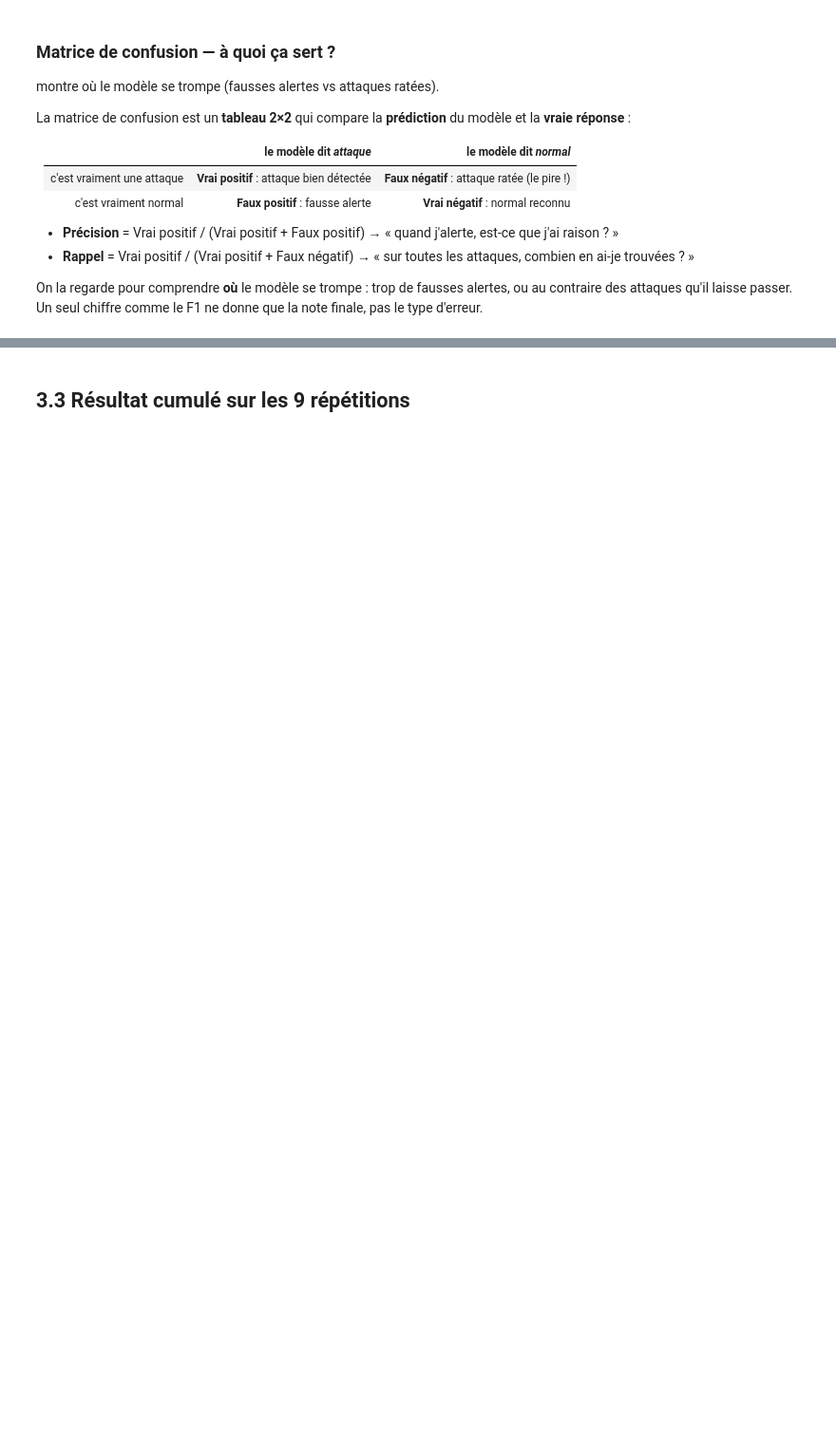
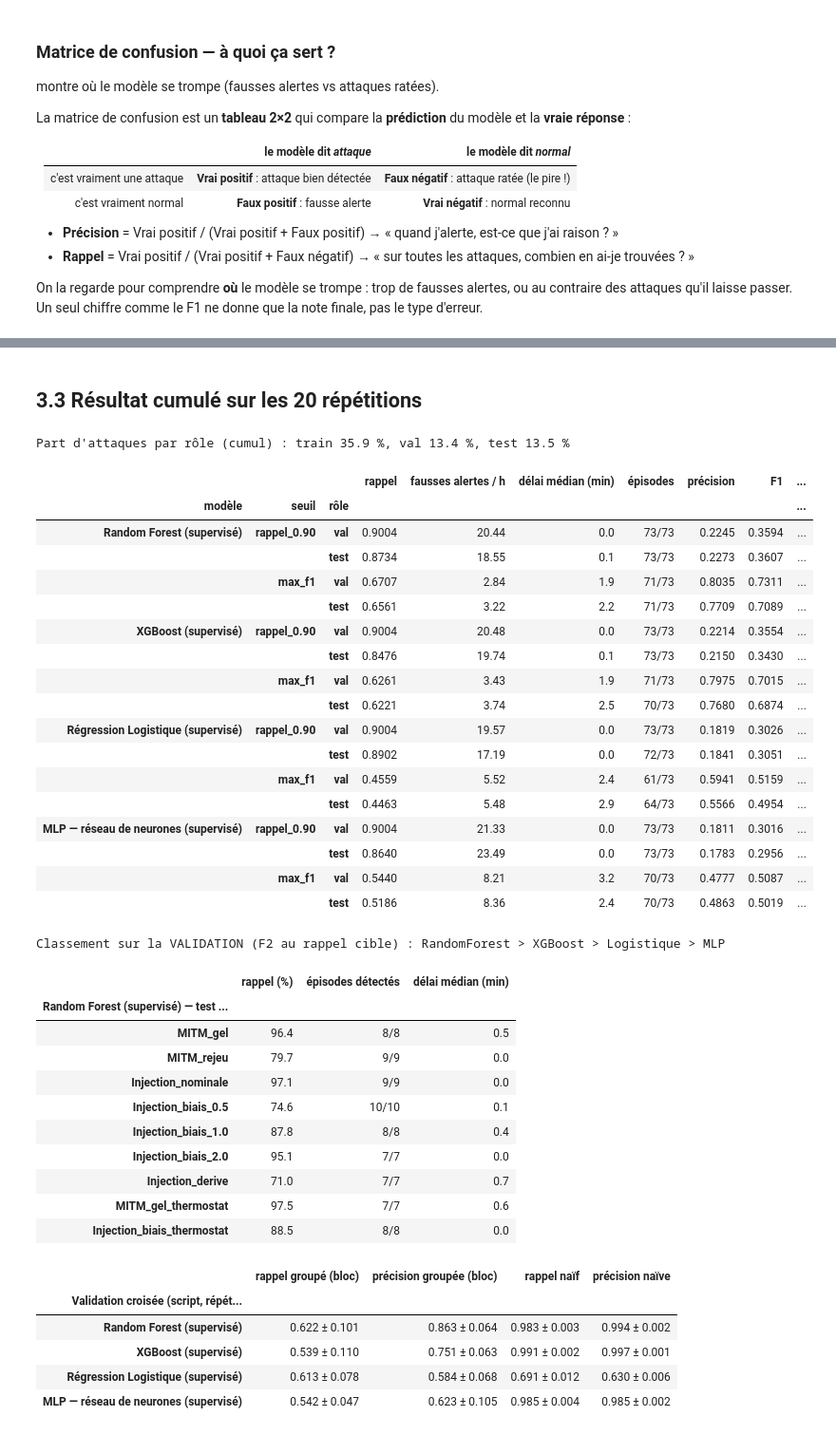
Before and after one commit to meriem135/surveillance-produits-pharmaceutiques, a Jupyter notebook: notebook/transmission/03_modeles.ipynb, the cells around one changed output, grey strips where cells are left out. Shown at 95% size. Cells and saved outputs as stored; diff of their text form; code cells hidden in the pictures; blank space fills up the shorter version.

```diff
--- a/notebook/transmission/03_modeles.ipynb
+++ b/notebook/transmission/03_modeles.ipynb
@@ -365,16 +450,77 @@ et cumule les résultats : **~80 épisodes de test**, répartis sur les 7 scéna
 # %% [markdown]
-## 3.3 Résultat cumulé sur les 9 répétitions
+## 3.3 Résultat cumulé sur les 20 répétitions
 # %%
 fichier = MODEL_DIR / "comparaison_modeles.json"
 if fichier.exists():
-    res = json.load(open(fichier, encoding="utf-8"))["resultats"]
-    cumul = pd.DataFrame({r["nom"]: {"précision": r["precision"], "rappel": r["recall"], "F1": r["f1"],
-                                     "F1 validation": r["val_f1"], "fausses alertes / h": r["fausses_alarmes_evenements_par_heure"],
-                                     "épisodes détectés": f"{r['episodes_detectes']}/{r['episodes']}"}
-                          for r in res.values()}).T.sort_values("F1 validation", ascending=False)
-    display(cumul)
-    par_sc = pd.DataFrame({r["nom"]: {sc: v["rate"] for sc, v in r["per_attack"].items()} for r in res.values()})
-    display(par_sc.rename_axis("% des lignes d'attaque signalées (test cumulé)"))
+    J = json.load(open(fichier, encoding="utf-8"))
+    res, op = J["resultats"], f"rappel_{J['cible_rappel']:.2f}"
+    print("Part d'attaques par rôle (cumul) :",
+          ", ".join(f"{r} {100 * v['part']:.1f} %" for r, v in J["prevalence"].items()))
+    lignes = []
+    for k, r in res.items():
+        for nom_op in (op, "max_f1"):
+            for role in ("val", "test"):
+                m = r["points_fonctionnement"][nom_op][role]
+                lignes.append({"modèle": r["nom"], "seuil": nom_op, "rôle": role, "rappel": m["recall"],
+                               "fausses alertes / h": m["fausses_alarmes_evenements_par_heure"],
+                               "délai médian (min)": m["delai_median_min"],
+                               "épisodes": f"{m['episodes_detectes']}/{m['episodes']}",
+                               "précision": m["precision"], "F1": m["f1"], "F2": m["f2"]})
+    display(pd.DataFrame(lignes).set_index(["modèle", "seuil", "rôle"]))
+    best = J["meilleur_modele"]
+    print("Classement sur la VALIDATION (F2 au rappel cible) :", " > ".join(J["classement_validation"]))
+    t = res[best]["points_fonctionnement"][op]["test"]
+    par_sc = pd.DataFrame({sc: {"rappel (%)": t["per_attack"][sc]["rate"],
+                                "épisodes détectés": f"{t['per_episode'][sc]['detected']}/{t['per_episode'][sc]['n']}",
+                                "délai médian (min)": t["per_episode"][sc]["delai_median_min"]}
+                           for sc in tr.ATTACK_NAMES}).T
+    display(par_sc.rename_axis(f"{res[best]['nom']} — test cumulé, rappel cible {J['cible_rappel']:.2f}"))
+    if J.get("validation_croisee"):
+        cvj = J["validation_croisee"]["methodes"]
+        display(pd.DataFrame({res[k]["nom"]: {
+            "rappel groupé (bloc)": f"{cvj['groupes_blocs']['modeles'][k]['recall']['mean']:.3f} ± {cvj['groupes_blocs']['modeles'][k]['recall']['std']:.3f}",
+            "précision groupée (bloc)": f"{cvj['groupes_blocs']['modeles'][k]['precision']['mean']:.3f} ± {cvj['groupes_blocs']['modeles'][k]['precision']['std']:.3f}",
+            "rappel naïf": f"{cvj['naif']['modeles'][k]['recall']['mean']:.3f} ± {cvj['naif']['modeles'][k]['recall']['std']:.3f}",
+            "précision naïve": f"{cvj['naif']['modeles'][k]['precision']['mean']:.3f} ± {cvj['naif']['modeles'][k]['precision']['std']:.3f}"}
+            for k in res}).T.rename_axis("Validation croisée (script, répétition 0)"))
 else:
     print("Lancer d'abord :  cd backend && .venv/bin/python scripts/transmission_models.py")
+# %% [output]
+Part d'attaques par rôle (cumul) : train 35.9 %, val 13.4 %, test 13.5 %
+|  |  |  | rappel | fausses alertes / h | délai médian (min) | épisodes | précision | F1 | ... |
+| modèle | seuil | rôle |  |  |  |  |  |  | ... |
+| Random Forest (supervisé) | rappel_0.90 | val | 0.9004 | 20.44 | 0.0 | 73/73 | 0.2245 | 0.3594 | ... |
+|  |  | test | 0.8734 | 18.55 | 0.1 | 73/73 | 0.2273 | 0.3607 | ... |
+|  | max_f1 | val | 0.6707 | 2.84 | 1.9 | 71/73 | 0.8035 | 0.7311 | ... |
+|  |  | test | 0.6561 | 3.22 | 2.2 | 71/73 | 0.7709 | 0.7089 | ... |
+| XGBoost (supervisé) | rappel_0.90 | val | 0.9004 | 20.48 | 0.0 | 73/73 | 0.2214 | 0.3554 | ... |
+|  |  | test | 0.8476 | 19.74 | 0.1 | 73/73 | 0.2150 | 0.3430 | ... |
+|  | max_f1 | val | 0.6261 | 3.43 | 1.9 | 71/73 | 0.7975 | 0.7015 | ... |
+|  |  | test | 0.6221 | 3.74 | 2.5 | 70/73 | 0.7680 | 0.6874 | ... |
+| Régression Logistique (supervisé) | rappel_0.90 | val | 0.9004 | 19.57 | 0.0 | 73/73 | 0.1819 | 0.3026 | ... |
+|  |  | test | 0.8902 | 17.19 | 0.0 | 72/73 | 0.1841 | 0.3051 | ... |
+|  | max_f1 | val | 0.4559 | 5.52 | 2.4 | 61/73 | 0.5941 | 0.5159 | ... |
+|  |  | test | 0.4463 | 5.48 | 2.9 | 64/73 | 0.5566 | 0.4954 | ... |
+| MLP — réseau de neurones (supervisé) | rappel_0.90 | val | 0.9004 | 21.33 | 0.0 | 73/73 | 0.1811 | 0.3016 | ... |
+|  |  | test | 0.8640 | 23.49 | 0.0 | 73/73 | 0.1783 | 0.2956 | ... |
+|  | max_f1 | val | 0.5440 | 8.21 | 3.2 | 70/73 | 0.4777 | 0.5087 | ... |
+|  |  | test | 0.5186 | 8.36 | 2.4 | 70/73 | 0.4863 | 0.5019 | ... |
+Classement sur la VALIDATION (F2 au rappel cible) : RandomForest > XGBoost > Logistique > MLP
+|  | rappel (%) | épisodes détectés | délai médian (min) |
+| Random Forest (supervisé) — test ... |  |  |  |
+| MITM_gel | 96.4 | 8/8 | 0.5 |
+| MITM_rejeu | 79.7 | 9/9 | 0.0 |
+| Injection_nominale | 97.1 | 9/9 | 0.0 |
+| Injection_biais_0.5 | 74.6 | 10/10 | 0.1 |
+| Injection_biais_1.0 | 87.8 | 8/8 | 0.4 |
+| Injection_biais_2.0 | 95.1 | 7/7 | 0.0 |
+| Injection_derive | 71.0 | 7/7 | 0.7 |
+| MITM_gel_thermostat | 97.5 | 7/7 | 0.6 |
+| Injection_biais_thermostat | 88.5 | 8/8 | 0.0 |
+|  | rappel groupé (bloc) | précision groupée (bloc) | rappel naïf | précision naïve |
+| Validation croisée (script, répét... |  |  |  |  |
+| Random Forest (supervisé) | 0.622 ± 0.101 | 0.863 ± 0.064 | 0.983 ± 0.003 | 0.994 ± 0.002 |
+| XGBoost (supervisé) | 0.539 ± 0.110 | 0.751 ± 0.063 | 0.991 ± 0.002 | 0.997 ± 0.001 |
+| Régression Logistique (supervisé) | 0.613 ± 0.078 | 0.584 ± 0.068 | 0.691 ± 0.012 | 0.630 ± 0.006 |
+| MLP — réseau de neurones (supervisé) | 0.542 ± 0.047 | 0.623 ± 0.105 | 0.985 ± 0.004 | 0.985 ± 0.002 |
 # %% [markdown]
```
Also changed, not shown: parts of 18 cells of this notebook, 3 other files.
